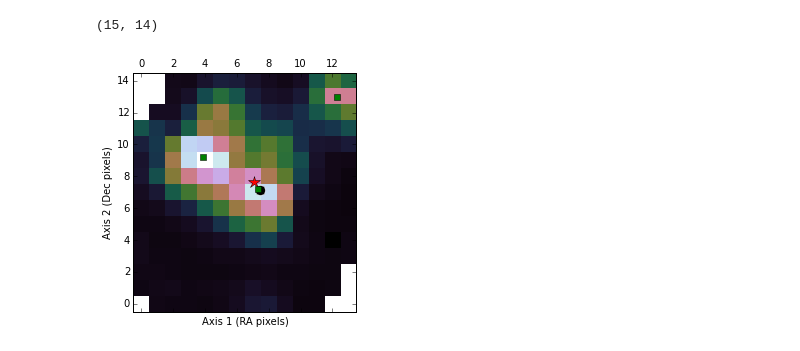
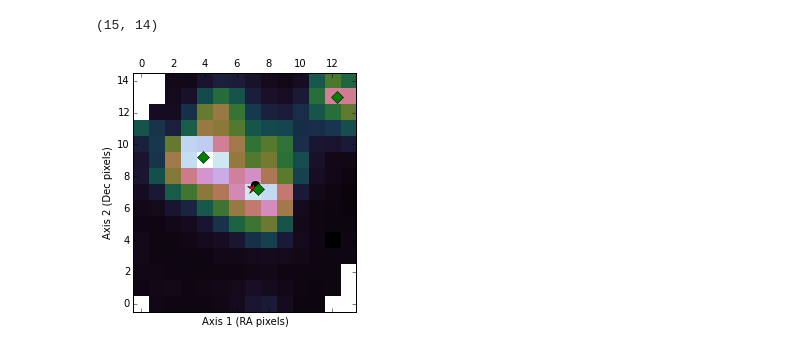
Before and after one commit to stephtdouglas/k2phot, a Jupyter notebook: test_io.ipynb, the cells around one changed output. Saved outputs shown, nothing was run; the diff lists cells and outputs as text; code cells hidden in the pictures.

```diff
--- a/test_io.ipynb
+++ b/test_io.ipynb
@@ -37,3 +41,3 @@ No.    Name         Type      Cards   Dimensions   Format
 # %%
-m = plt.matshow(maskmap.T, alpha=1, cmap="cubehelix", origin=(0,0))
+m = plt.matshow(maskmap, alpha=1, cmap="cubehelix", origin="lower")
 # %% [output]
@@ -300,13 +275,3 @@ print sources0
 --- ------------- ------------- ... ------------- ------------- --------------
   1  5.2143501865 5.73619170668 ... 14023.6767578 11.0162702786 -2.60508645643
   2 10.4332542303 11.6044190292 ...   5033.328125 3.43290322674 -1.33915390218
-# %%
-m = plt.matshow(pixels[100], alpha=1, cmap="cubehelix", origin="lower",norm=colors.LogNorm())
-plt.plot(pix_RA, pix_Dec, "ko", mec="w", ms=10)
-plt.plot(coords[0],coords[1], "r*", ms=12)
-plt.xlim(-0.5,maskmap.shape[1]-0.5)
-plt.ylim(-0.5,maskmap.shape[0]-0.5)
-plt.ylabel("Axis 2 (Dec pixels)")
-plt.xlabel("Axis 1 (RA pixels)")
-for source in sources100:
-    plt.plot(source["xcentroid"], source["ycentroid"], "gs")
@@ -328,20 +285,23 @@ np.shape(pixels)
 (3856, 15, 14)
 # %%
 coadd = np.sum(pixels,axis=0)
-np.shape(coadd)
+print np.shape(coadd)
+coords = find_centroid(coadd, init=init)
 # %% [output]
 (15, 14)
 # %%
 sources = photutils.daofind(coadd, fwhm=2.5, threshold = 3e4)
 # %%
 m = plt.matshow(coadd, alpha=1, cmap="cubehelix", origin="lower",norm=colors.LogNorm())
-plt.plot(pix_RA, pix_Dec, "ko", mec="w", ms=10)
+plt.plot(init[0], init[1], "ko", mec="w", ms=10)
 plt.plot(coords[0],coords[1], "r*", ms=12)
 plt.xlim(-0.5,maskmap.shape[1]-0.5)
 plt.ylim(-0.5,maskmap.shape[0]-0.5)
+# I remain unconvinced that these are labelled right...but the coordinates are plotting right,
+# and this matches the DSS images (except East and West are flipped)!
 plt.ylabel("Axis 2 (Dec pixels)")
 plt.xlabel("Axis 1 (RA pixels)")
 for source in sources100:
-    plt.plot(source["xcentroid"], source["ycentroid"], "gs")
+    plt.plot(source["xcentroid"], source["ycentroid"], "gD", ms=9)
 # %% [output]
-[figure, old version]
+[figure, new version]
```
Also changed, not shown: parts of 28 cells of this notebook.
